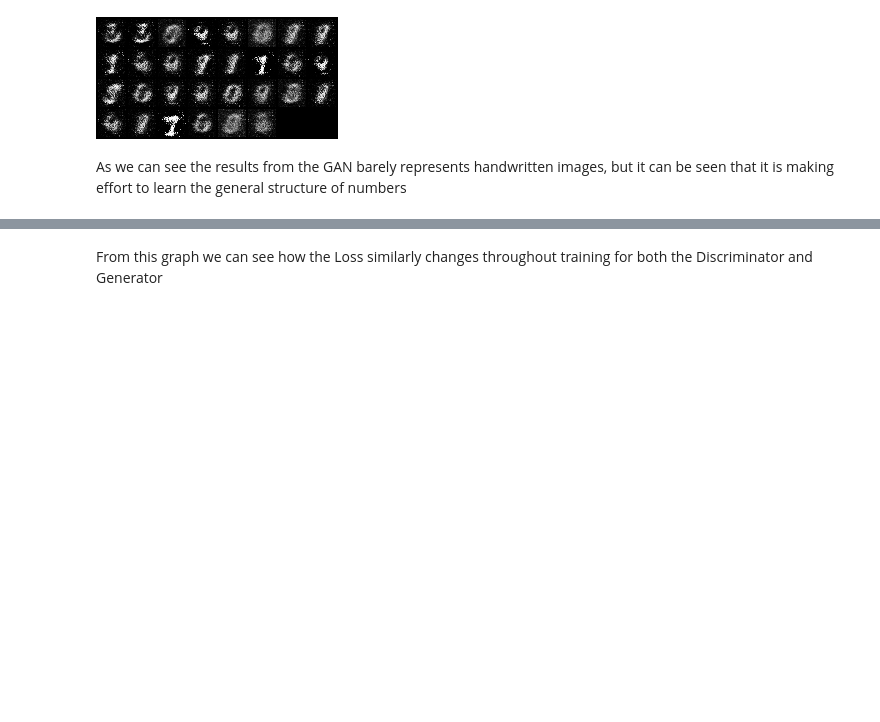
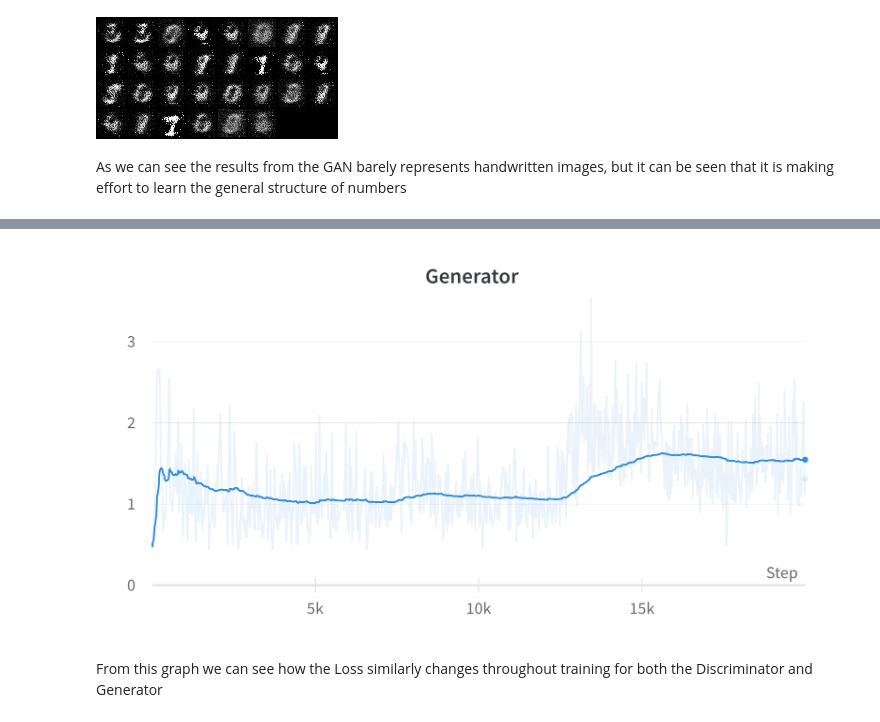
Before and after one commit to minhalvp/learning-gans, a Jupyter notebook: gans.ipynb, the cells around one changed output, grey strips where cells are left out. Drawn from its saved outputs; the diff is of its cells as text; code cells hidden in the pictures; blank space fills up the shorter version.

```diff
--- a/gans.ipynb
+++ b/gans.ipynb
@@ -192,2 +194,6 @@ As we can see the results from the GAN barely represents handwritten images, but
+# %%
+Image('Generator.png')
+# %% [output]
+[figure, added]
 # %% [markdown]
 From this graph we can see how the Loss similarly changes throughout training for both the Discriminator and Generator
```
Also changed, not shown: parts of 3 cells of this notebook, 10 other files.
